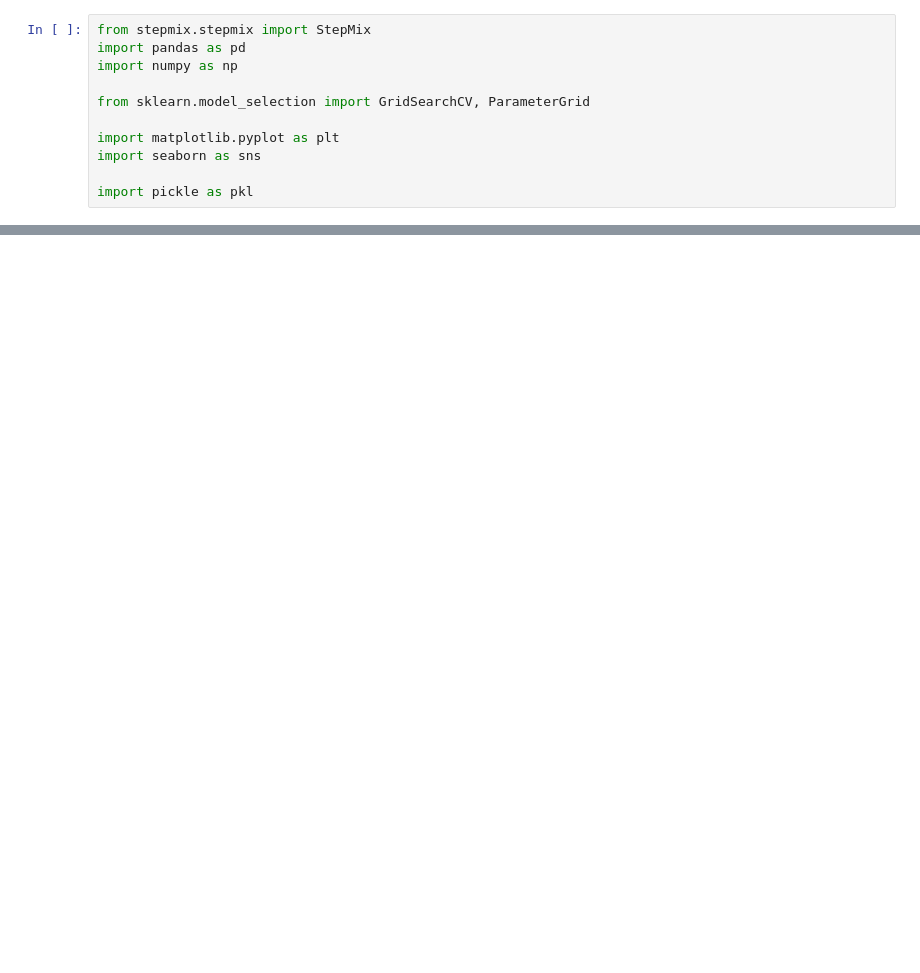
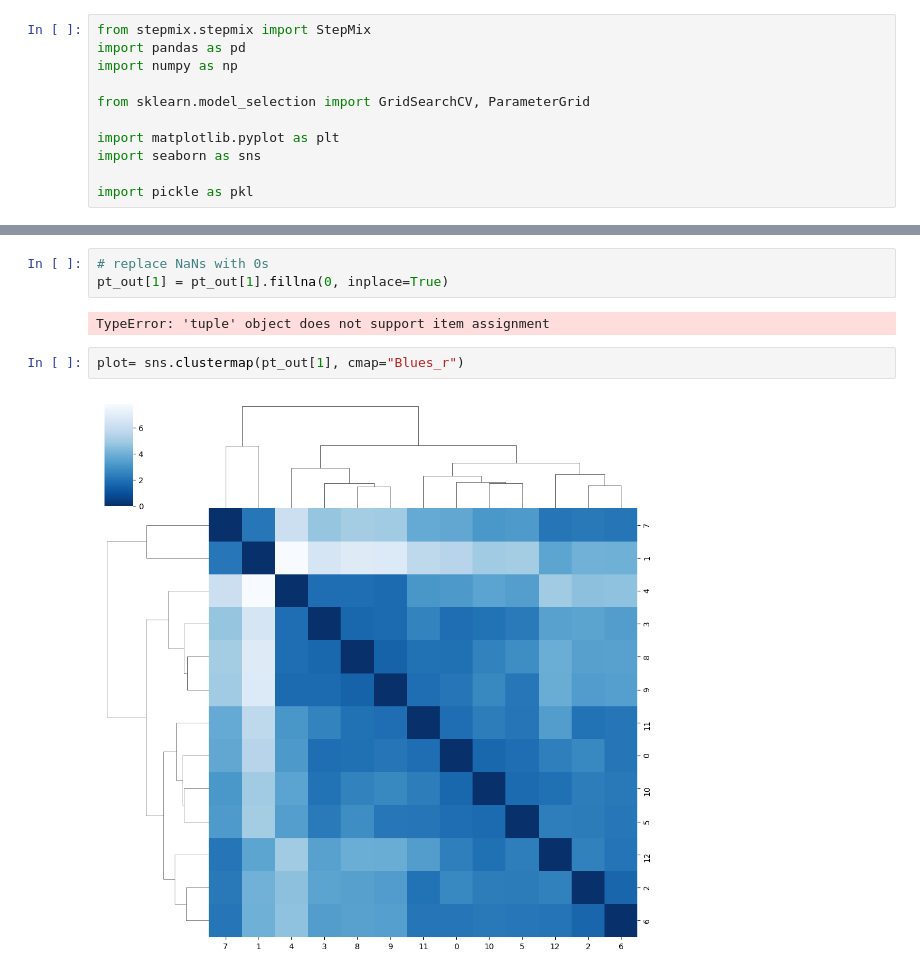
Before and after one commit to leothesouthafrican/PLR, a Jupyter notebook: Tessa/stepmix-analyze-111823.ipynb, the cells around one changed output, grey strips where cells are left out. Cells and saved outputs as stored; diff of their text form; blank space fills up the shorter version.

```diff
--- a/Tessa/stepmix-analyze-111823.ipynb
+++ b/Tessa/stepmix-analyze-111823.ipynb
@@ -112,0 +239,9 @@ preddf
+# %%
+# replace NaNs with 0s
+pt_out[1] = pt_out[1].fillna(0, inplace=True)
+# %% [output]
+TypeError: 'tuple' object does not support item assignment
+# %%
+plot= sns.clustermap(pt_out[1], cmap="Blues_r")
+# %% [output]
+[figure, added]
```
Also changed, not shown: parts of 46 cells of this notebook, 6 other files.
